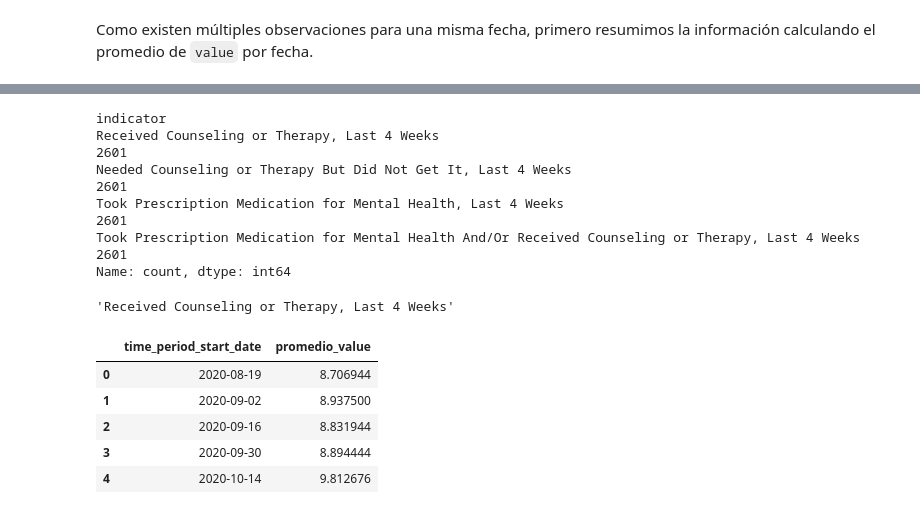
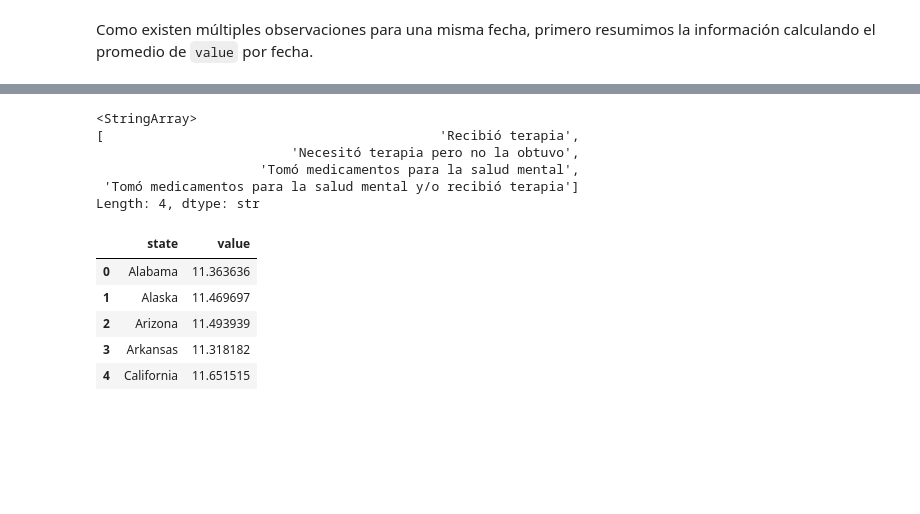
Before and after one commit to ElenaVillano/prope-programacion, a Jupyter notebook: materiales/m08_visualizacion.ipynb, the cells around one changed output, grey strips where cells are left out. Saved outputs shown, nothing was run; the diff lists cells and outputs as text; code cells hidden in the pictures; blank space fills up the shorter version.

```diff
--- a/materiales/m08_visualizacion.ipynb
+++ b/materiales/m08_visualizacion.ipynb
@@ -183,0 +109,8 @@ dtype('<M8[us]')
+# %%
+# Solo nos quedamos con las columnas que analizaremos
+df.drop(['time_period_label', 'confidence_interval','time_period',
+         'quartile_range','suppression_flag'], inplace=True, axis=1)
+# %%
+# Convertimos las variables de tiempo
+df['time_period_start_date'] = pd.to_datetime(df['time_period_start_date'], errors='coerce')
+df['time_period_end_date'] = pd.to_datetime(df['time_period_end_date'], errors='coerce')
@@ -183,0 +142,11 @@ dtype('<M8[us]')
+# %%
+# Cambiamos el nombre de las etiquitas para facilidad de lectura
+df['indicator'] = df['indicator'].replace({'Received Counseling or Therapy, Last 4 Weeks':
+                            'Recibió terapia',
+                         'Needed Counseling or Therapy But Did Not Get It, Last 4 Weeks':
+                            'Necesitó terapia pero no la obtuvo',
+                         'Took Prescription Medication for Mental Health, Last 4 Weeks':
+                            'Tomó medicamentos para la salud mental',
+                         'Took Prescription Medication for Mental Health And/Or Received Counseling or Therapy, Last 4 Weeks':
+                            'Tomó medicamentos para la salud mental y/o recibió terapia'
+                         })
@@ -224,33 +584,32 @@ Primero observamos algunos indicadores disponibles.
 # %%
-df["indicator"].value_counts().head()
+df['indicator'].unique()
 # %% [output]
-indicator
-Received Counseling or Therapy, Last 4 Weeks                                                          2601
-Needed Counseling or Therapy But Did Not Get It, Last 4 Weeks                                         2601
-Took Prescription Medication for Mental Health, Last 4 Weeks                                          2601
-Took Prescription Medication for Mental Health And/Or Received Counseling or Therapy, Last 4 Weeks    2601
-Name: count, dtype: int64
+<StringArray>
+[                                           'Recibió terapia',
+                         'Necesitó terapia pero no la obtuvo',
+                     'Tomó medicamentos para la salud mental',
+ 'Tomó medicamentos para la salud mental y/o recibió terapia']
+Length: 4, dtype: str
-# %%
-indicador = df["indicator"].dropna().unique()[0]
-indicador
-# %% [output]
-'Received Counseling or Therapy, Last 4 Weeks'
+# %%
+indicador = 'Necesitó terapia pero no la obtuvo'
 # %%
-df_indicador = df[df["indicator"] == indicador]
+df_mapa = df[
+    (df['group'] == 'By State') &
+    (df['indicator'] == indicador)
+]
 
-serie_indicador = (
-    df_indicador
-    .groupby("time_period_start_date")
-    .agg(promedio_value=("value", "mean"))
+promedio_estados = (
+    df_mapa
+    .groupby('state')['value']
+    .mean()
     .reset_index()
-    .sort_values("time_period_start_date")
 )
 
-serie_indicador.head()
+promedio_estados.head()
 # %% [output]
-|  | time_period_start_date | promedio_value |
-| 0 | 2020-08-19 | 8.706944 |
-| 1 | 2020-09-02 | 8.937500 |
-| 2 | 2020-09-16 | 8.831944 |
-| 3 | 2020-09-30 | 8.894444 |
-| 4 | 2020-10-14 | 9.812676 |
+|  | state | value |
+| 0 | Alabama | 11.363636 |
+| 1 | Alaska | 11.469697 |
+| 2 | Arizona | 11.493939 |
+| 3 | Arkansas | 11.318182 |
+| 4 | California | 11.651515 |
```
Also changed, not shown: parts of 67 cells of this notebook, 2 other files.
